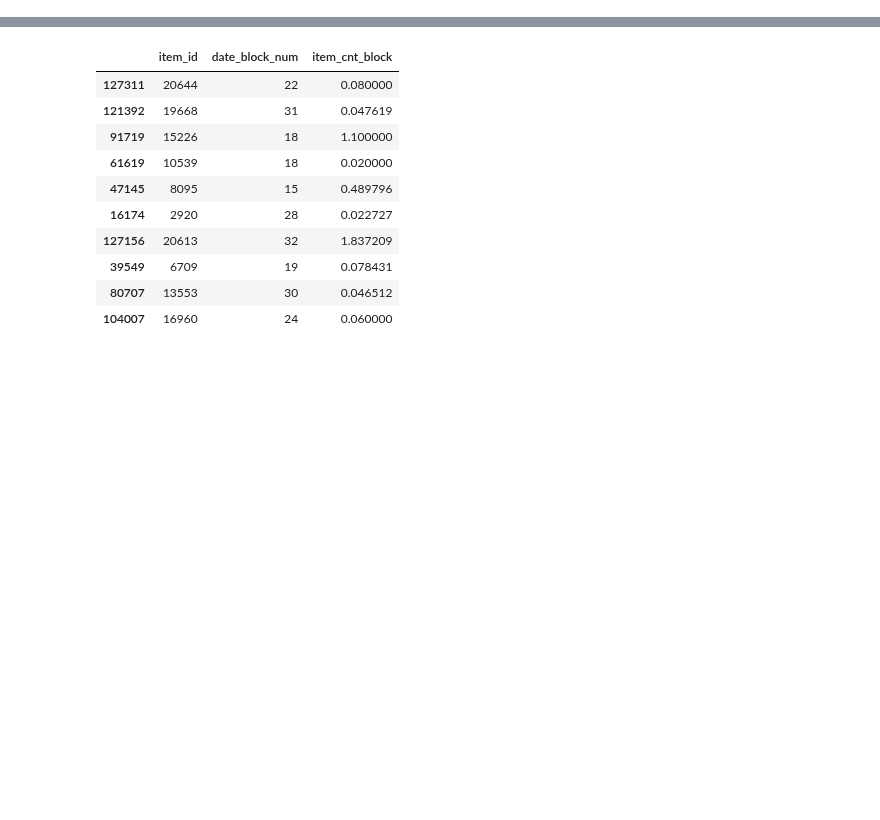
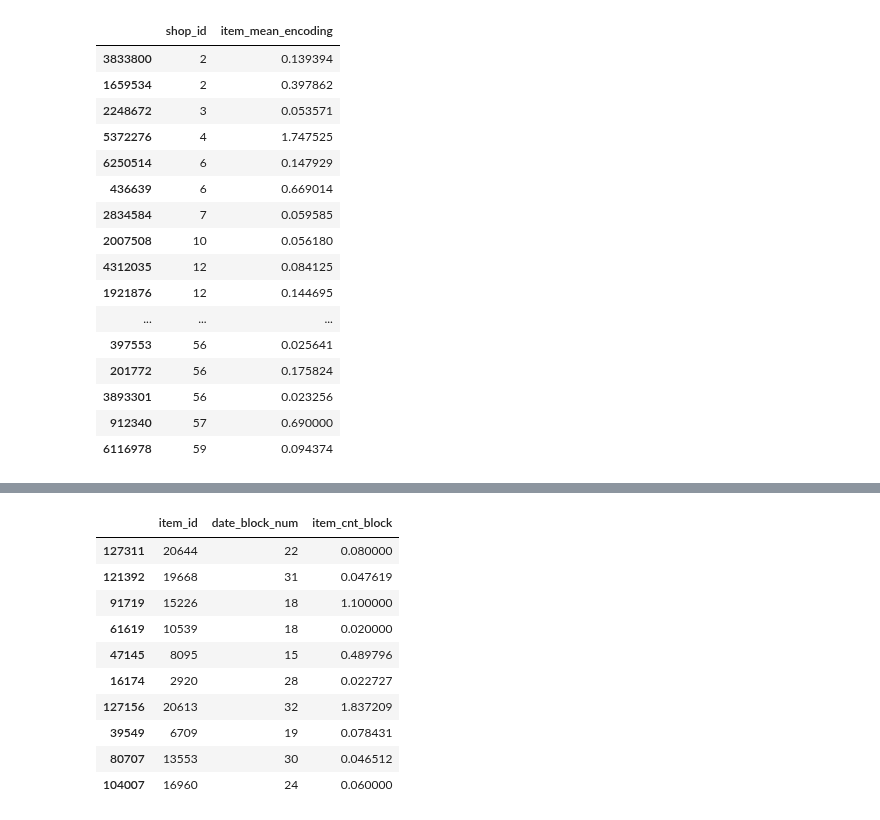
Before and after one commit to stehem/kaggle, a Jupyter notebook: coursera_aml_cds/goddamit4.ipynb, the cells around one changed output, grey strips where cells are left out. Drawn from its saved outputs; the diff is of its cells as text; code cells hidden in the pictures; blank space fills up the shorter version.

```diff
--- a/coursera_aml_cds/goddamit4.ipynb
+++ b/coursera_aml_cds/goddamit4.ipynb
@@ -66,3 +90,29 @@ training.reset_index(inplace=True)
 
 for col in ['item_id', 'shop_id', 'item_category_id']:
     training[col] = pd.to_numeric(training[col], downcast='unsigned')
+# %%
+#https://maxhalford.github.io/blog/target-encoding-done-the-right-way/
+#https://www.kaggle.com/vprokopev/mean-likelihood-encodings-a-comprehensive-study
+
+from sklearn.model_selection import StratifiedKFold
+columns = ["item_id"]
+
+means = []
+
+y_train = training["item_cnt_block"].values
+folds = KFold(n_splits = 5, shuffle=False).split(training)
+
+for in_fold_index, out_of_fold_index in folds:
+    #print(np.intersect1d(training.loc[in_fold_index]["shop_id"].unique(), training.loc[out_of_fold_index]["shop_id"].unique()))
+    #print(len(in_fold_index))
+    means = training.iloc[in_fold_index].groupby('shop_id')['item_cnt_block'].mean()
+        #x_validation[column + "_mean_target"] = means
+    training.loc[out_of_fold_index,'shop_mean_encoding'] = training.loc[out_of_fold_index]['shop_id'].map(means)
+    # train_new is a dataframe copy we made of the training data
+    #print(means)
+
+global_mean = training["item_cnt_block"].mean()
+
+print(len(training[training['shop_mean_encoding'].isna()]))
+
+#train_new.fillna(global_mean, inplace=True)
@@ -68,0 +136,20 @@ for col in ['item_id', 'shop_id', 'item_category_id']:
+# %%
+training[['shop_id','item_mean_encoding']].sample(50).sort_values(by='shop_id')
+# %% [output]
+|  | shop_id | item_mean_encoding |
+| 3833800 | 2 | 0.139394 |
+| 1659534 | 2 | 0.397862 |
+| 2248672 | 3 | 0.053571 |
+| 5372276 | 4 | 1.747525 |
+| 6250514 | 6 | 0.147929 |
+| 436639 | 6 | 0.669014 |
+| 2834584 | 7 | 0.059585 |
+| 2007508 | 10 | 0.056180 |
+| 4312035 | 12 | 0.084125 |
+| 1921876 | 12 | 0.144695 |
+| ... | ... | ... |
+| 397553 | 56 | 0.025641 |
+| 201772 | 56 | 0.175824 |
+| 3893301 | 56 | 0.023256 |
+| 912340 | 57 | 0.690000 |
+| 6116978 | 59 | 0.094374 |
```
Also changed, not shown: parts of 3 cells of this notebook.
